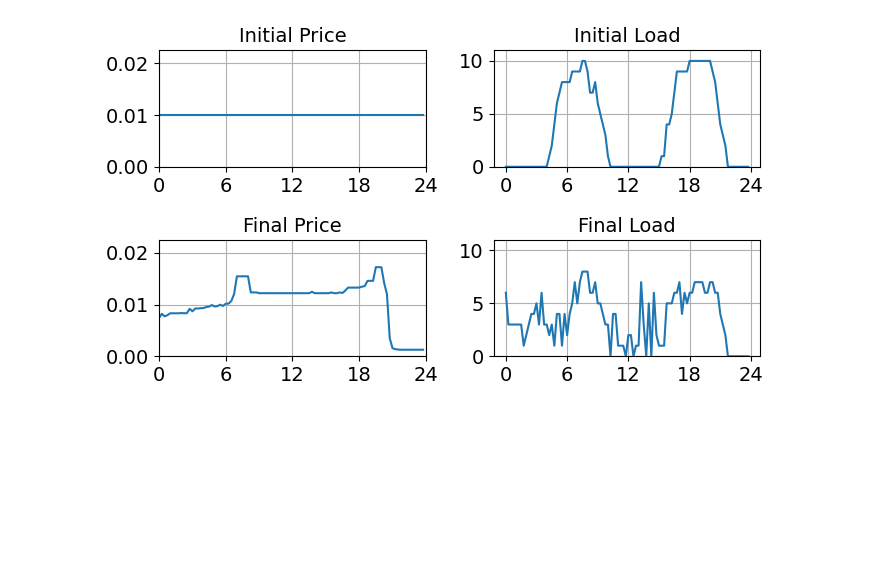
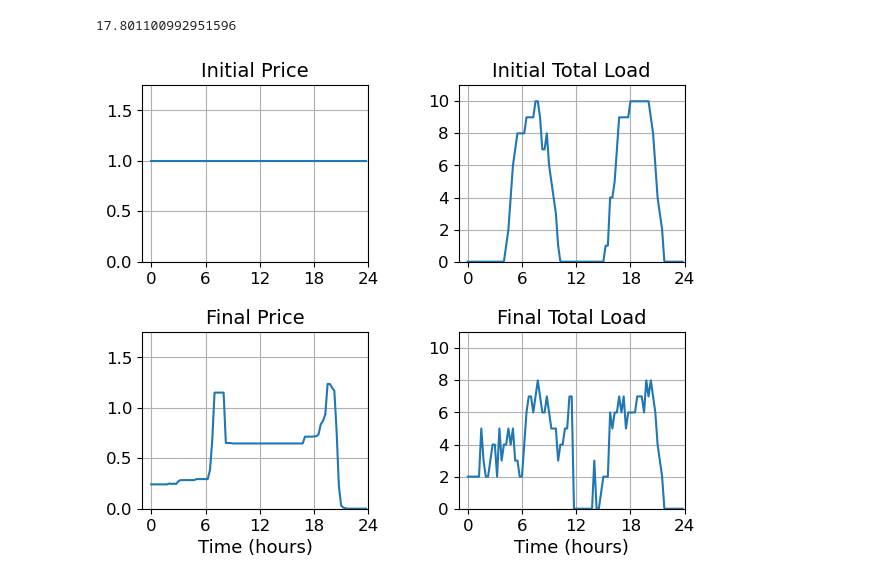
Before and after one commit to socially-optimal-energy/pscc-2024, a Jupyter notebook: deterministic_water_heater_example.ipynb, the cells around one changed output. Saved outputs shown, nothing was run; the diff lists cells and outputs as text; code cells hidden in the pictures; blank space fills up the shorter version.

Commit message:
clean up figures

```diff
--- a/deterministic_water_heater_example.ipynb
+++ b/deterministic_water_heater_example.ipynb
@@ -213,11 +208,9 @@ def get_price(price, group_load, beta=0.1):
     return (1 - beta)*price + beta*update
 # %%
-%%time
-
 # initialize
 N_USERS = 10
 N_ITER = 5000
-INIT_BETA = 0.1
+INIT_BETA = 0.5
 
 dt = 1/4
 Nt = int(24//dt)
@@ -227,7 +249,7 @@ Wall time: 20.7 µs
 # %%
 %%time
 
-pool = multiprocessing.Pool(5)
+pool = multiprocessing.Pool(10)
 
 # calculate initial values
 init_price = 0.01*np.ones(Nt)
@@ -237,7 +259,8 @@ group_discomfort = np.array([x[0] for x in device_info])
 group_load = np.array([x[1] for x in device_info])
 
 init_group_load = group_load
-init_cost = calculate_cost(init_price, group_load, group_discomfort)
+init_cost, init_system_cost, init_monetary_cost, init_discomfort_cost = \
+    calculate_cost(init_price, group_load, group_discomfort)
 
 # run simulation
 price = init_price
@@ -253,14 +276,14 @@ for it in tqdm.tqdm(range(N_ITER)):
 
     # decrease stepsize
     if ((it+1) % 10) == 0:
-        beta *= 0.5
+        beta *= 0.9
 
 pool.close()
-
 
 # calculate final values
 final_price = price
 final_group_load = group_load
 group_discomfort = np.array([x[0] for x in device_info])
-final_cost = calculate_cost(price, group_load, group_discomfort)
+final_cost, final_system_cost, final_monetary_cost, final_discomfort_cost = \
+    calculate_cost(final_price, group_load, group_discomfort)
 # %% [output]
@@ -273,49 +304,63 @@ init_cost, final_cost
+# %%
+100*(13.41153 - 11.02413) / 13.41153
+# %% [output]
+17.801100992951596
 # %%
 t_grid = np.arange(0, 24, dt)
 
 # plot results
-plt.figure(figsize=(7, 4))
-plt.rcParams.update({"font.size": 14})
+plt.figure(figsize=(7, 5.5))
+plt.rcParams.update({"font.size": 13})
 plt.rcParams.update({"axes.titlesize": 14})
 
+
 plt.subplot(2, 2, 1)
-plt.plot(t_grid, init_price)
-#plt.yticks([0.0, 0.005, 0.01, 0.015, 0.02])
-plt.yticks([0.0, 0.01, 0.02])
+plt.plot(t_grid, 100*init_price)
+plt.title("Initial Price")
+# plt.xlabel("Time (hours)")
+plt.gca().tick_params(axis="both", which="major", labelsize=12)
+plt.yticks(np.arange(0, 2.0, 0.5))
 plt.xticks([0, 6, 12, 18, 24])
-plt.ylim(0.0, 0.0225)
-plt.xlim(0, 24)
-plt.title("Initial Price")
+plt.ylim(0.0, 1.75)
+plt.xlim(-1, 24)
 plt.grid()
 
 plt.subplot(2, 2, 2)
 plt.plot(t_grid, init_group_load.sum(0))
-plt.yticks([0, 5, 10, 15, 20, 25])
+plt.title("Initial Total Load")
+# plt.xlabel("Time (hours)")
+plt.gca().tick_params(axis="both", which="major", labelsize=12)
+plt.yticks(np.arange(0, 12, 2))
 plt.xticks([0, 6, 12, 18, 24])
 plt.ylim(0, N_USERS+1)
-plt.title("Initial Load")
+plt.xlim(-1, 24)
 plt.grid()
 
 
 plt.subplot(2, 2, 3)
-plt.plot(t_grid, final_price)
-#plt.yticks([0.0, 0.005, 0.01, 0.015, 0.02])
-plt.yticks([0.0, 0.01, 0.02])
+plt.plot(t_grid, 100*final_price)
+plt.title("Final Price")
+plt.xlabel("Time (hours)")
+plt.gca().tick_params(axis="both", which="major", labelsize=12)
+plt.yticks(np.arange(0, 2.0, 0.5))
 plt.xticks([0, 6, 12, 18, 24])
-plt.ylim(0.0, 0.0225)
-plt.xlim(0, 24)
-plt.title("Final Price")
+plt.ylim(0.0, 1.75)
+plt.xlim(-1, 24)
 plt.grid()
 
 
 plt.subplot(2, 2, 4)
 plt.plot(t_grid, final_group_load.sum(0))
-plt.yticks([0, 5, 10, 15, 20, 25])
+plt.title("Final Total Load")
+plt.xlabel("Time (hours)")
+plt.gca().tick_params(axis="both", which="major", labelsize=12)
+plt.yticks(np.arange(0, 12, 2))
 plt.xticks([0, 6, 12, 18, 24])
 plt.ylim(0, N_USERS+1)
-plt.title("Final Load")
+plt.xlim(-1, 24)
 plt.grid()
 
-plt.tight_layout()
+plt.subplots_adjust(left=None, bottom=None, right=None, top=None, wspace=0.4, hspace=0.4)
+# plt.tight_layout()
 # %% [output]
-[figure, old version]
+[figure, new version]
```
Also changed, not shown: parts of 8 cells of this notebook, 1 other file.
